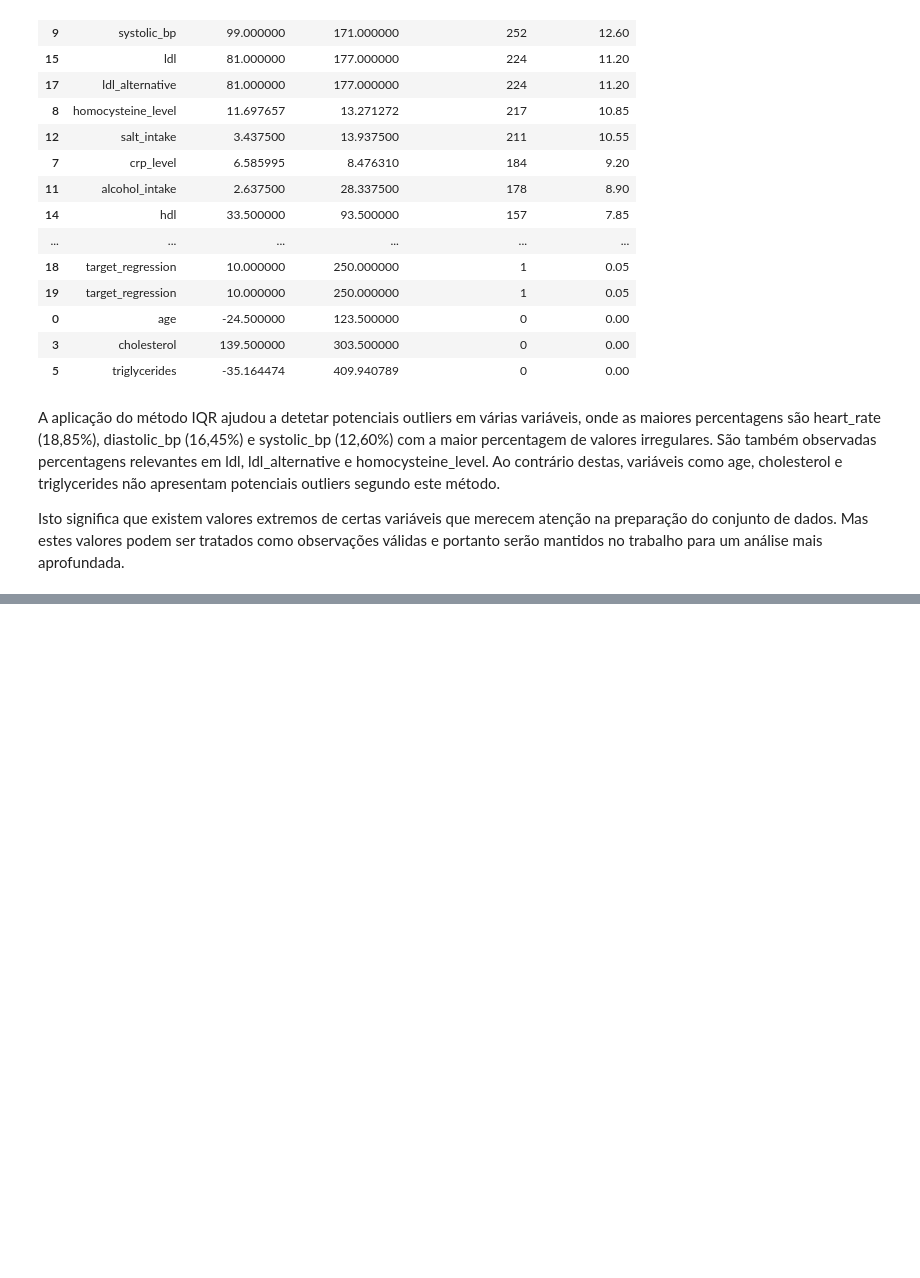
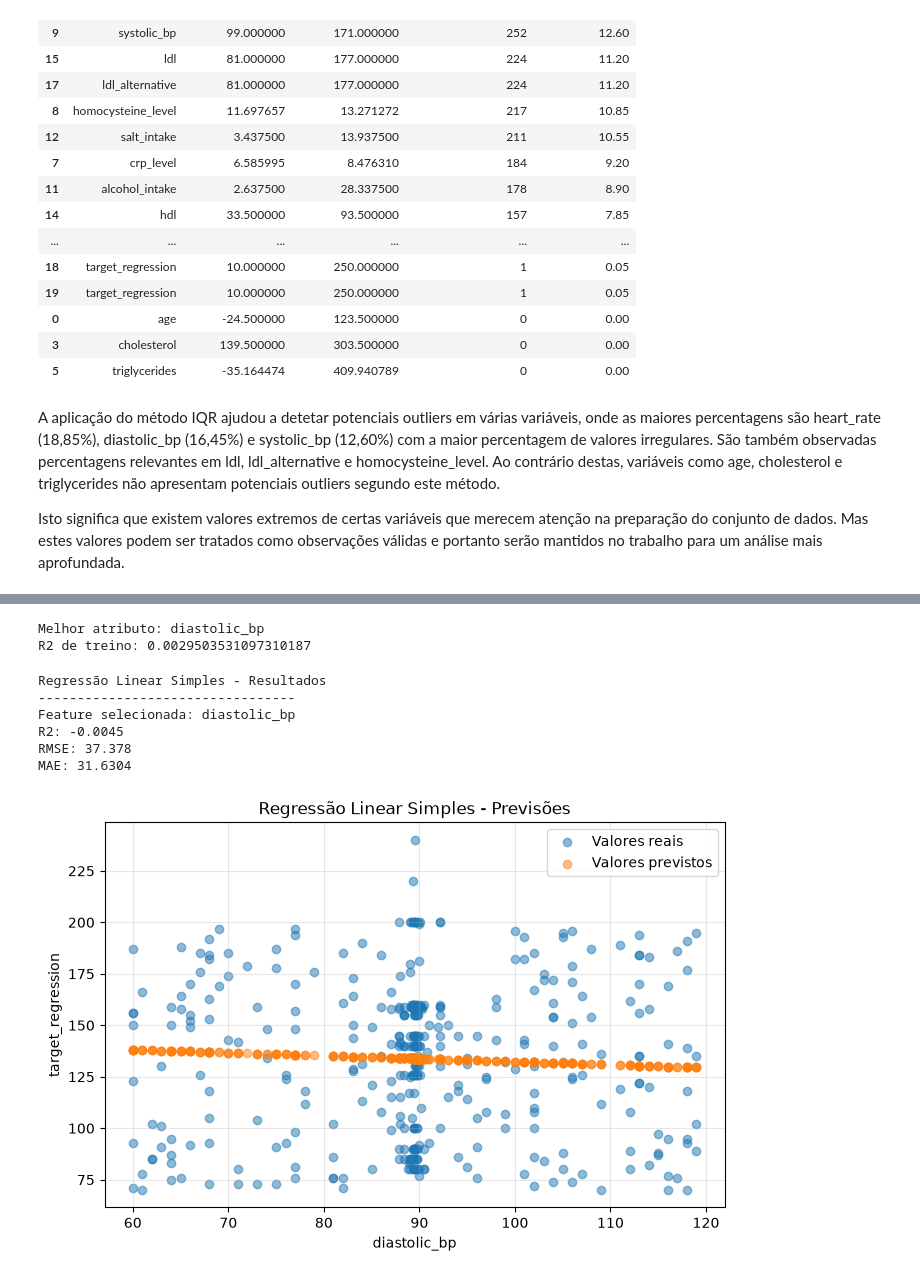
Before and after one commit to GasparAVieira/APRAU, a Jupyter notebook: notebook_grupo01.ipynb, the cells around one changed output, grey strips where cells are left out. Cells and saved outputs as stored; diff of their text form; code cells hidden in the pictures; blank space fills up the shorter version.

Commit message:
Regressão Linear, prever target_regression

```diff
--- a/notebook_grupo01.ipynb
+++ b/notebook_grupo01.ipynb
@@ -662,0 +738,65 @@ Isto significa que existem valores extremos de certas variáveis que merecem ate
+# %%
+best_feature = results_df.iloc[0]['Atributo']
+
+print("Melhor atributo:", best_feature)
+print("R2 de treino:", results_df.iloc[0]['R2'])
+# %% [output]
+Melhor atributo: diastolic_bp
+R2 de treino: 0.0029503531097310187
+# %%
+slr = LinearRegression()
+
+slr.fit(
+    X_train[[best_feature]],
+    y_train
+)
+
+y_pred_slr = slr.predict(
+    X_test[[best_feature]]
+)
+# %%
+r2_slr = r2_score(y_test, y_pred_slr)
+rmse_slr = np.sqrt(mean_squared_error(y_test, y_pred_slr))
+mae_slr = mean_absolute_error(y_test, y_pred_slr)
+
+print("Regressão Linear Simples - Resultados")
+print("---------------------------------")
+print("Feature selecionada:", best_feature)
+print("R2:", round(r2_slr, 4))
+print("RMSE:", round(rmse_slr, 4))
+print("MAE:", round(mae_slr, 4))
+# %% [output]
+Regressão Linear Simples - Resultados
+---------------------------------
+Feature selecionada: diastolic_bp
+R2: -0.0045
+RMSE: 37.378
+MAE: 31.6304
+# %%
+import matplotlib.pyplot as plt
+
+plt.figure(figsize=(8, 5))
+
+plt.scatter(
+    X_test[best_feature],
+    y_test,
+    alpha=0.5,
+    label='Valores reais'
+)
+
+plt.scatter(
+    X_test[best_feature],
+    y_pred_slr,
+    alpha=0.5,
+    label='Valores previstos'
+)
+
+plt.xlabel(best_feature)
+plt.ylabel('target_regression')
+plt.title('Regressão Linear Simples - Previsões')
+plt.legend()
+plt.grid(alpha=0.3)
+
+plt.show()
+# %% [output]
+[figure, added]
```
Also changed, not shown: parts of 15 cells of this notebook.
